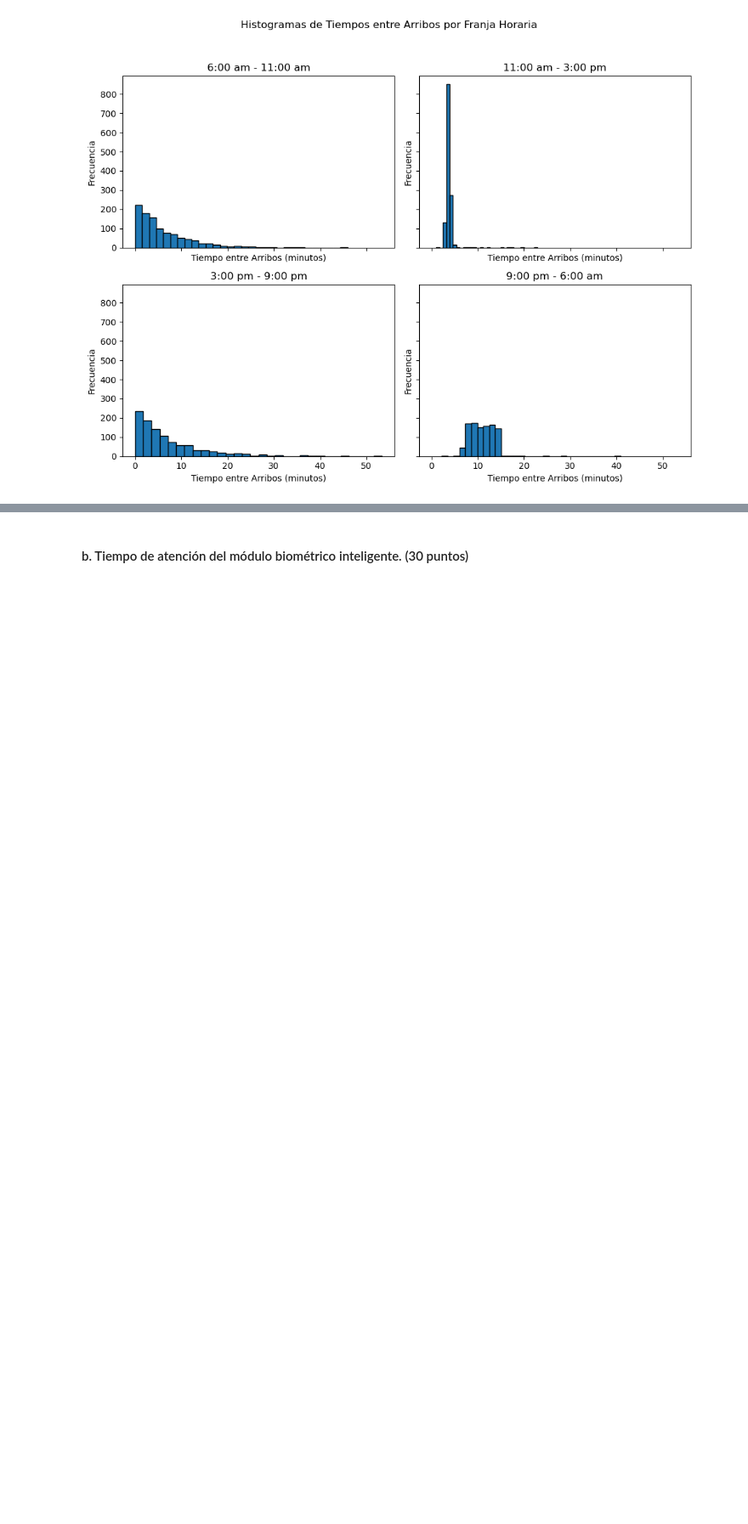
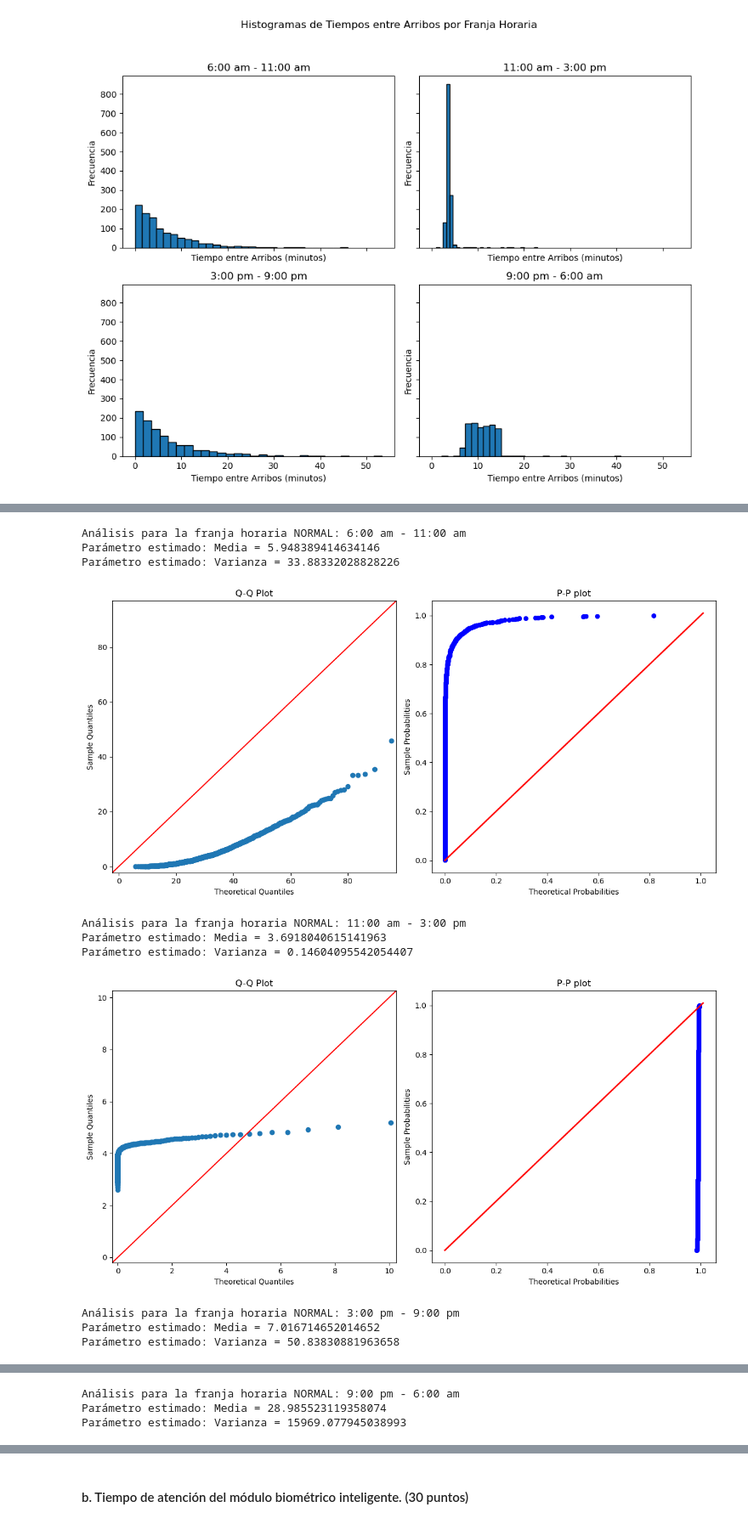
Before and after one commit to juankquintana/Simulacion-Python, a Jupyter notebook: Semana 3/Caso/Caso 3.ipynb, the cells around one changed output, grey strips where cells are left out. Shown at 85% size. Drawn from its saved outputs; the diff is of its cells as text; code cells hidden in the pictures; blank space fills up the shorter version.

Commit message:
Correccion plot PP y QQ

```diff
--- a/Semana 3/Caso/Caso 3.ipynb
+++ b/Semana 3/Caso/Caso 3.ipynb
@@ -276,0 +285,18 @@ Parámetro estimado (normal asociada): Desviación Estándar = 0.659993886696494
+# %%
+for franja in franjas:
+    print(f"Análisis para la franja horaria NORMAL: {franja}")
+    datos_franja = tiempos_entre_arribos_df[tiempos_entre_arribos_df['Franja Horaria'] == franja]
+    tiempos_entre_arribos = datos_franja['Tiempo entre Arribos (minutos)'].dropna()
+    PP_QQ_plot_gamma(tiempos_entre_arribos)
+# %% [output]
+Análisis para la franja horaria NORMAL: 6:00 am - 11:00 am
+Parámetro estimado: Media = 5.948389414634146
+Parámetro estimado: Varianza = 33.88332028828226
+[figure, added]
+Análisis para la franja horaria NORMAL: 11:00 am - 3:00 pm
+Parámetro estimado: Media = 3.6918040615141963
+Parámetro estimado: Varianza = 0.14604095542054407
+[figure, added]
+Análisis para la franja horaria NORMAL: 3:00 pm - 9:00 pm
+Parámetro estimado: Media = 7.016714652014652
+Parámetro estimado: Varianza = 50.83830881963658
@@ -276,0 +304,3 @@ Parámetro estimado (normal asociada): Desviación Estándar = 0.659993886696494
+Análisis para la franja horaria NORMAL: 9:00 pm - 6:00 am
+Parámetro estimado: Media = 28.985523119358074
+Parámetro estimado: Varianza = 15969.077945038993
```
Also changed, not shown: parts of 11 cells of this notebook, 1 other file.
